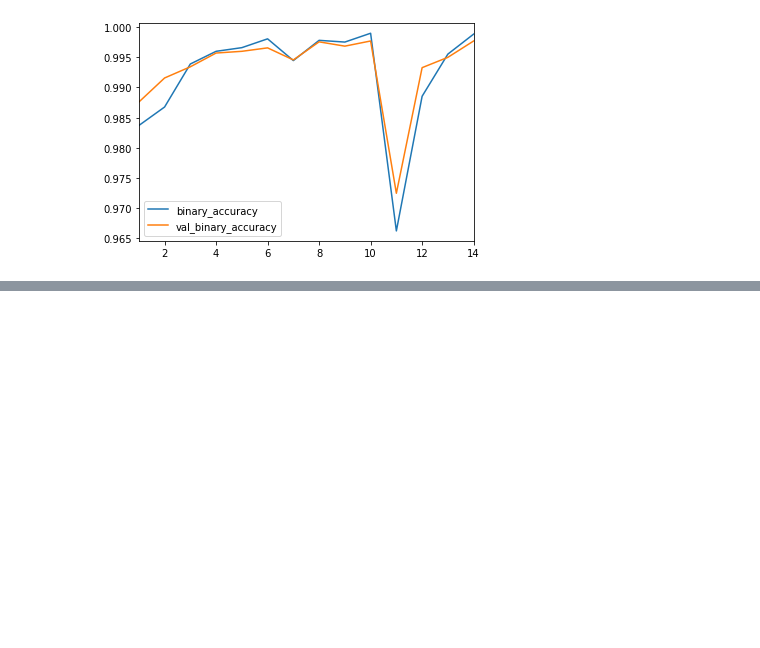
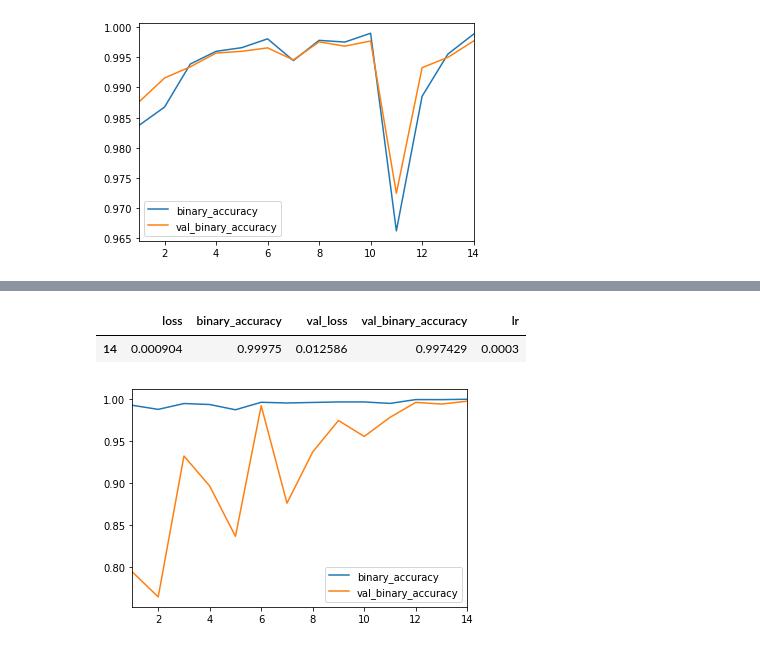
Before and after one commit to mjurkus/ai_bootcamp_8_cv, a Jupyter notebook: Cactus.ipynb, the cells around one changed output, grey strips where cells are left out. Saved outputs shown, nothing was run; the diff lists cells and outputs as text; code cells hidden in the pictures; blank space fills up the shorter version.

Commit message:
Add iteration with mobile net

```diff
--- a/Cactus.ipynb
+++ b/Cactus.ipynb
@@ -192,3 +192,11 @@ h = pd.DataFrame(learner.history.history); h
 learner.show_history('acc', skip=1)
 # %% [output]
 [figure]
+# %%
+learner_mn = ImageLearner(
+    path=DATA_DIR,
+    data=data_container,
+    base_model=keras.applications.MobileNetV2,
+    input_shape=IMG_DIMS,
+    dropout=0.3
+)
@@ -194,0 +249,9 @@ learner.show_history('acc', skip=1)
+# %%
+h_mn[-1:]
+# %% [output]
+|  | loss | binary_accuracy | val_loss | val_binary_accuracy | lr |
+| 14 | 0.000904 | 0.99975 | 0.012586 | 0.997429 | 0.0003 |
+# %%
+learner_mn.show_history('acc', skip=1)
+# %% [output]
+[figure, added]
```
Also changed, not shown: parts of 4 cells of this notebook.
